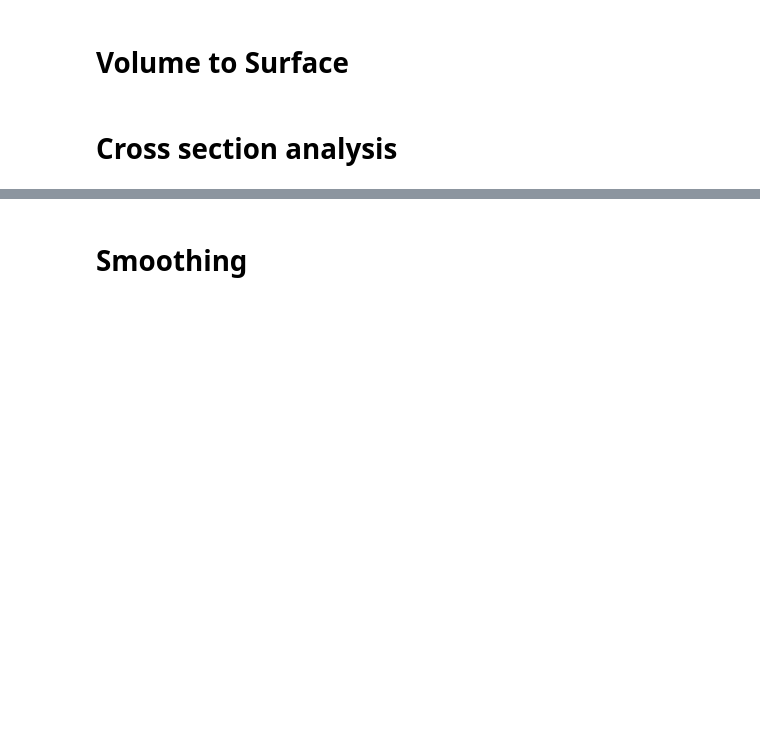
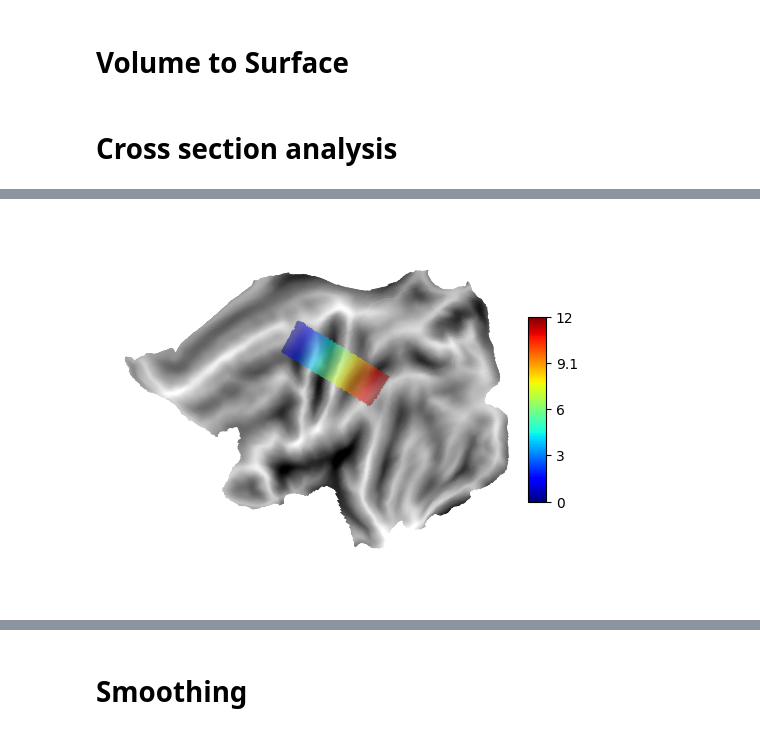
Before and after one commit to SeojinYoon/Seojin_commonTool, a Jupyter notebook: Module/Brain_Surface/Surface_stat.ipynb, the cells around one changed output, grey strips where cells are left out. Cells and saved outputs as stored; diff of their text form; code cells hidden in the pictures; blank space fills up the shorter version.

```diff
--- a/Module/Brain_Surface/Surface_stat.ipynb
+++ b/Module/Brain_Surface/Surface_stat.ipynb
@@ -102,0 +144,11 @@ ax = surf.plot.plotmap(data = mask,
+# %%
+sampling_coverages_sum = np.array([np.where(e != 0, i/10, 0) for i, e in enumerate(sampling_coverages)]).T
+sampling_coverages_sum = np.sum(sampling_coverages_sum, axis = 1)
+# %%
+sampling_coverage_ax = surf.plot.plotmap(data = sampling_coverages_sum,
+                                         surf = f"fs{surf_resolution}k_{surf_hemisphere}",
+                                         colorbar = True,
+                                         threshold = 0.0001,
+                                         alpha = 0.5)
+# %% [output]
+[figure, added]
```
Also changed, not shown: parts of 34 cells of this notebook, 6 other files.
